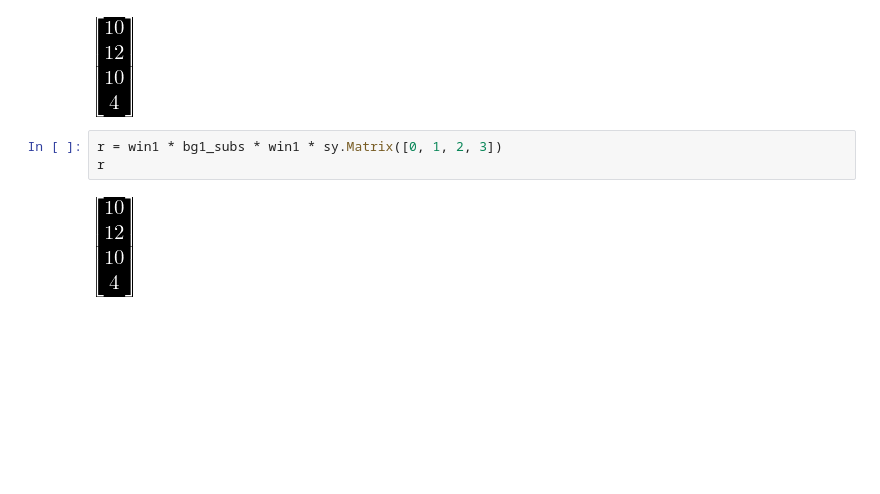
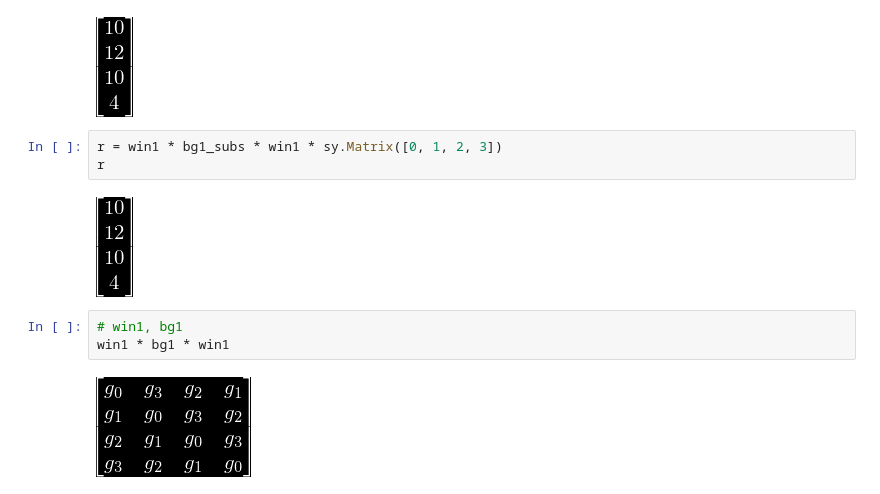
Before and after one commit to tarsioonofrio/fast-convolution-rtl, a Jupyter notebook: blahut6.3iterated4x4.ipynb, the cells around one changed output. Drawn from its saved outputs; the diff is of its cells as text; blank space fills up the shorter version.

```diff
--- a/blahut6.3iterated4x4.ipynb
+++ b/blahut6.3iterated4x4.ipynb
@@ -348,3 +342,8 @@ r = win1 * bg1_subs * win1 * sy.Matrix([0, 1, 2, 3])
 r
 # %% [output]
 [figure]
+# %%
+# win1, bg1
+win1 * bg1 * win1
+# %% [output]
+[figure, added]
```
Also changed, not shown: parts of 6 cells of this notebook, 2 other files.
